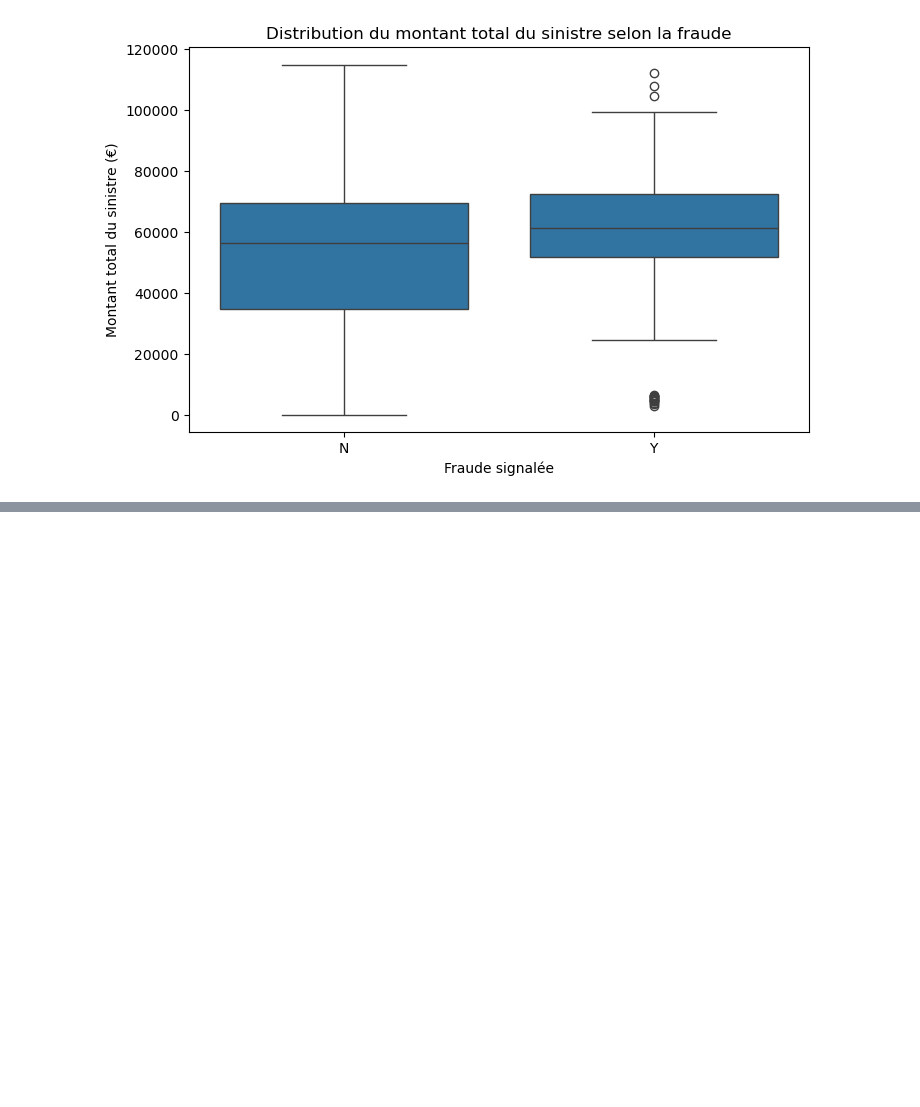
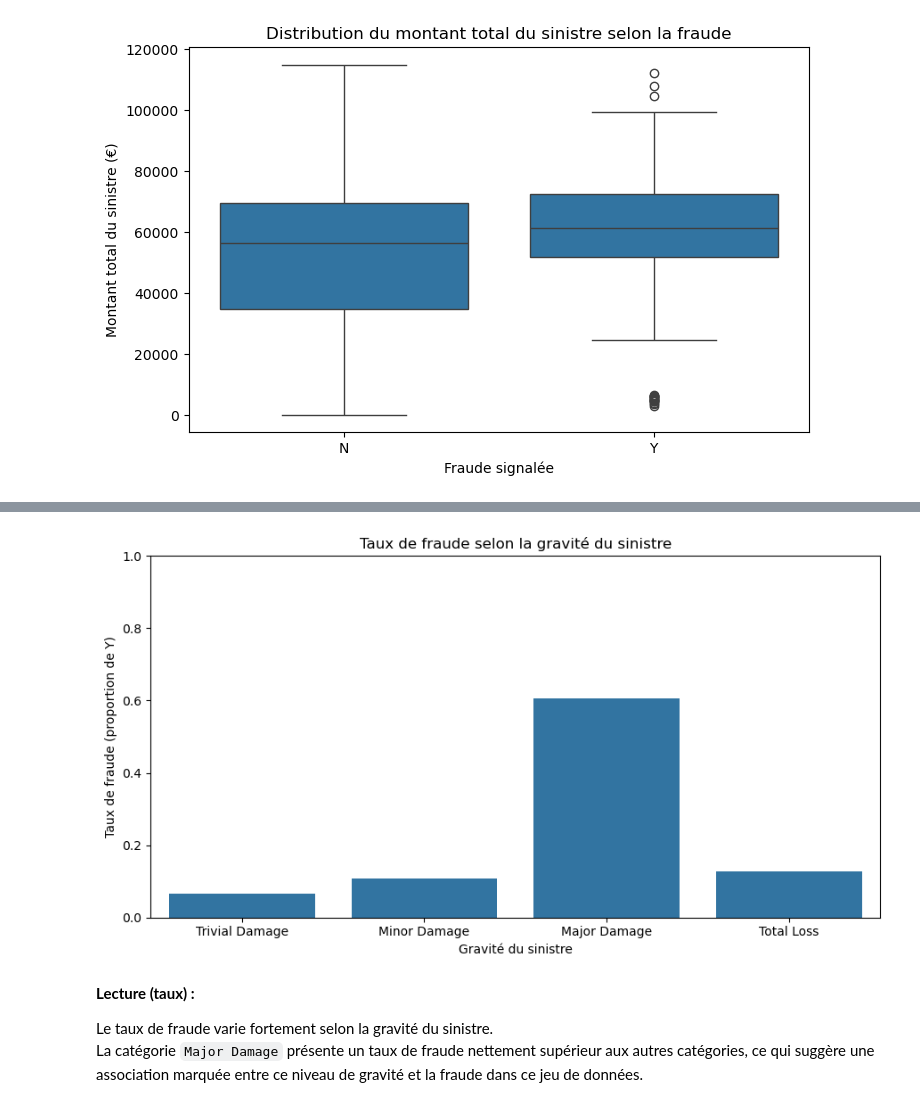
Before and after one commit to DataScientest-Studio/sep25cds_predisinistre, a Jupyter notebook: notebooks/01_EDA.ipynb, the cells around one changed output, grey strips where cells are left out. Cells and saved outputs as stored; diff of their text form; code cells hidden in the pictures; blank space fills up the shorter version.

```diff
--- a/notebooks/01_EDA.ipynb
+++ b/notebooks/01_EDA.ipynb
@@ -426,0 +495,27 @@ Cela justifie l’exploration de variables complémentaires liées à la gravit
+# %%
+order_sev = ["Trivial Damage", "Minor Damage", "Major Damage", "Total Loss"]
+
+fraud_rate = (
+    df.assign(fraud_bin=(df["fraud_reported"] == "Y").astype(int))
+      .groupby("incident_severity")["fraud_bin"]
+      .mean()
+      .reindex(order_sev)
+      .reset_index()
+)
+
+plt.figure(figsize=(9, 5))
+sns.barplot(data=fraud_rate, x="incident_severity", y="fraud_bin")
+
+plt.title("Taux de fraude selon la gravité du sinistre")
+plt.xlabel("Gravité du sinistre")
+plt.ylabel("Taux de fraude (proportion de Y)")
+plt.ylim(0, 1)
+plt.tight_layout()
+plt.show()
+# %% [output]
+[figure, added]
+# %% [markdown]
+**Lecture (taux) :**
+
+Le taux de fraude varie fortement selon la gravité du sinistre.
+La catégorie `Major Damage` présente un taux de fraude nettement supérieur aux autres catégories, ce qui suggère une association marquée entre ce niveau de gravité et la fraude dans ce jeu de données.
```
Also changed, not shown: parts of 54 cells of this notebook.
